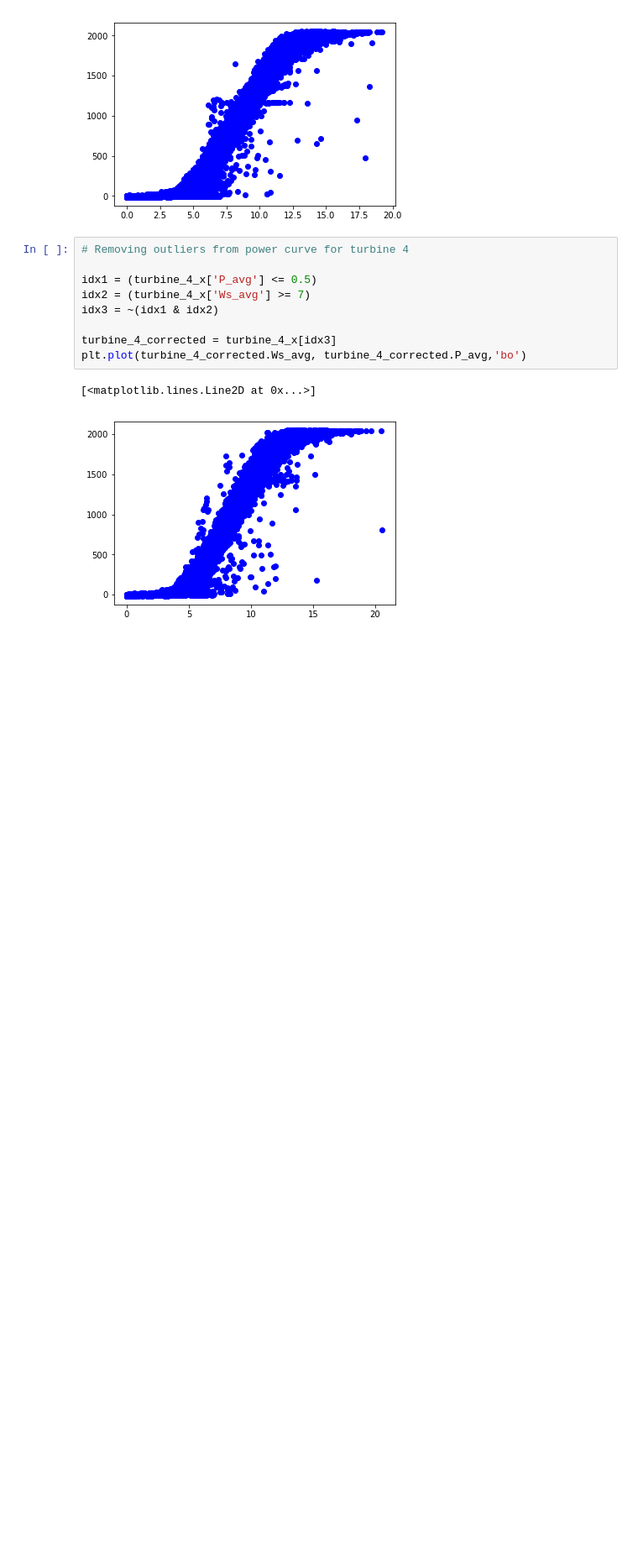
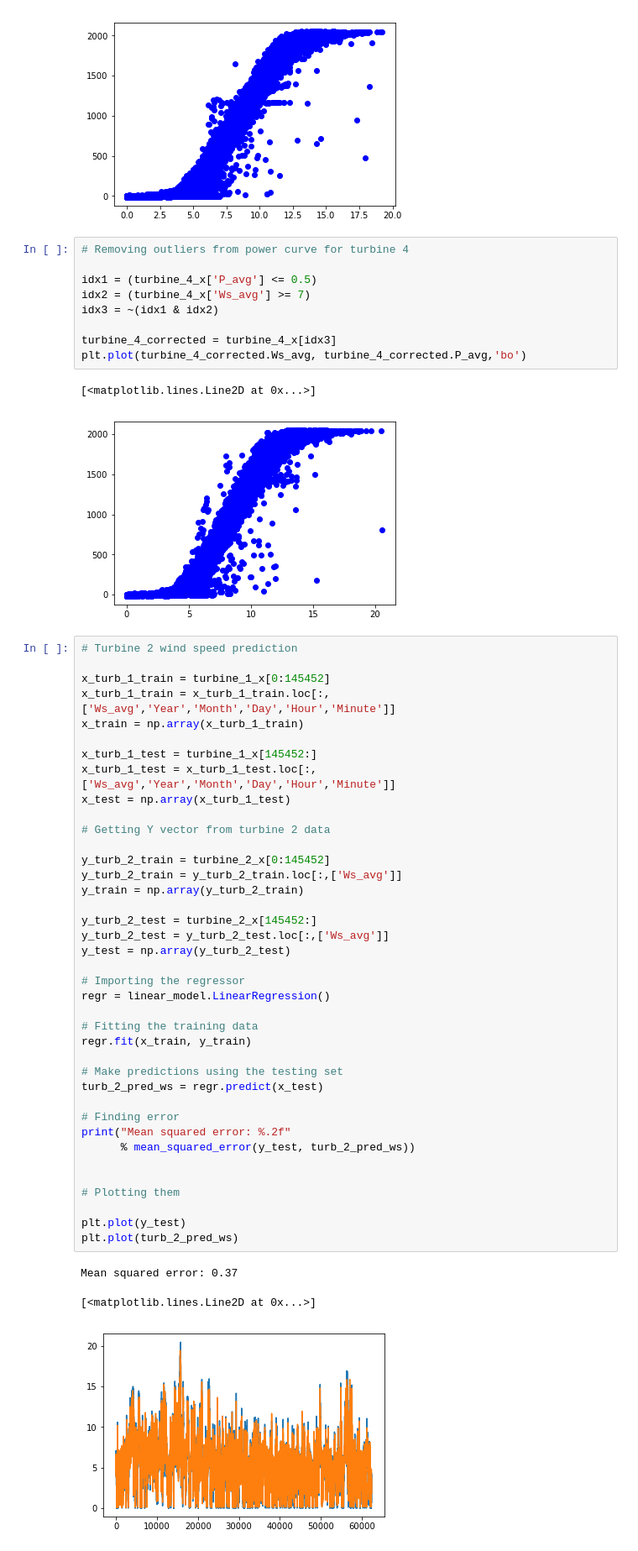
Before and after one commit to jason-hu7/Wind-Farm-Prediction, a Jupyter notebook: complete_code_v1.ipynb, the cells around one changed output. Shown at 84% size. Cells and saved outputs as stored; diff of their text form; blank space fills up the shorter version.

```diff
--- a/complete_code_v1.ipynb
+++ b/complete_code_v1.ipynb
@@ -565,3 +608,46 @@ plt.plot(turbine_4_corrected.Ws_avg, turbine_4_corrected.P_avg,'bo')
 # %% [output]
 [<matplotlib.lines.Line2D at 0x...>]
 [figure]
+# %%
+# Turbine 2 wind speed prediction
+
+x_turb_1_train = turbine_1_x[0:145452]
+x_turb_1_train = x_turb_1_train.loc[:,['Ws_avg','Year','Month','Day','Hour','Minute']]
+x_train = np.array(x_turb_1_train)
+
+x_turb_1_test = turbine_1_x[145452:]
+x_turb_1_test = x_turb_1_test.loc[:,['Ws_avg','Year','Month','Day','Hour','Minute']]
+x_test = np.array(x_turb_1_test)
+
+# Getting Y vector from turbine 2 data
+
+y_turb_2_train = turbine_2_x[0:145452]
+y_turb_2_train = y_turb_2_train.loc[:,['Ws_avg']]
+y_train = np.array(y_turb_2_train)
+
+y_turb_2_test = turbine_2_x[145452:]
+y_turb_2_test = y_turb_2_test.loc[:,['Ws_avg']]
+y_test = np.array(y_turb_2_test)
+
+# Importing the regressor
+regr = linear_model.LinearRegression()
+
+# Fitting the training data
+regr.fit(x_train, y_train)
+
+# Make predictions using the testing set
+turb_2_pred_ws = regr.predict(x_test)
+
+# Finding error
+print("Mean squared error: %.2f"
+      % mean_squared_error(y_test, turb_2_pred_ws))
+
+
+# Plotting them
+
+plt.plot(y_test)
+plt.plot(turb_2_pred_ws)
+# %% [output]
+Mean squared error: 0.37
+[<matplotlib.lines.Line2D at 0x...>]
+[figure, added]
```
Also changed, not shown: parts of 22 cells of this notebook.
